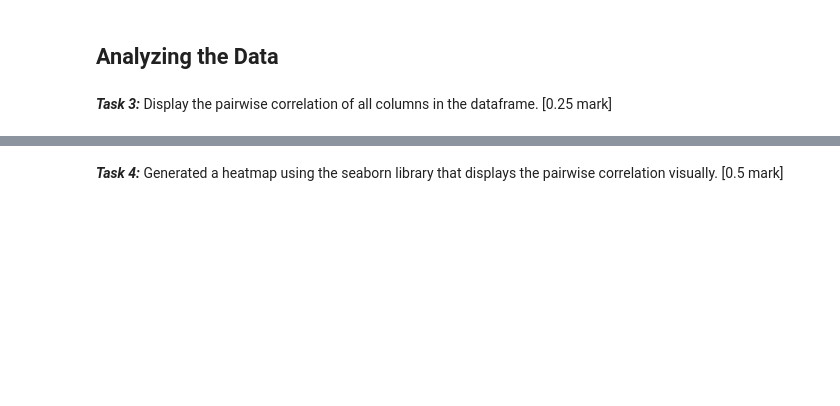
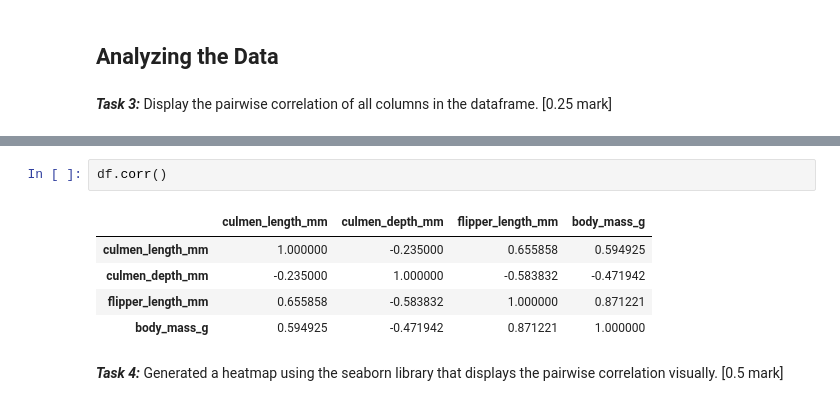
Before and after one commit to mona-piya/Penguin-Species-Classification, a Jupyter notebook: penguin-spec.ipynb, the cells around one changed output, grey strips where cells are left out. Cells and saved outputs as stored; diff of their text form; blank space fills up the shorter version.

```diff
--- a/penguin-spec.ipynb
+++ b/penguin-spec.ipynb
@@ -103,2 +104,10 @@ dtype: int64
+# %%
+df.corr()
+# %% [output]
+|  | culmen_length_mm | culmen_depth_mm | flipper_length_mm | body_mass_g |
+| culmen_length_mm | 1.000000 | -0.235000 | 0.655858 | 0.594925 |
+| culmen_depth_mm | -0.235000 | 1.000000 | -0.583832 | -0.471942 |
+| flipper_length_mm | 0.655858 | -0.583832 | 1.000000 | 0.871221 |
+| body_mass_g | 0.594925 | -0.471942 | 0.871221 | 1.000000 |
 # %% [markdown]
 ***Task 4:*** Generated a heatmap using the seaborn library that displays the pairwise correlation visually. [0.5 mark]
```
Also changed, not shown: parts of 17 cells of this notebook.
